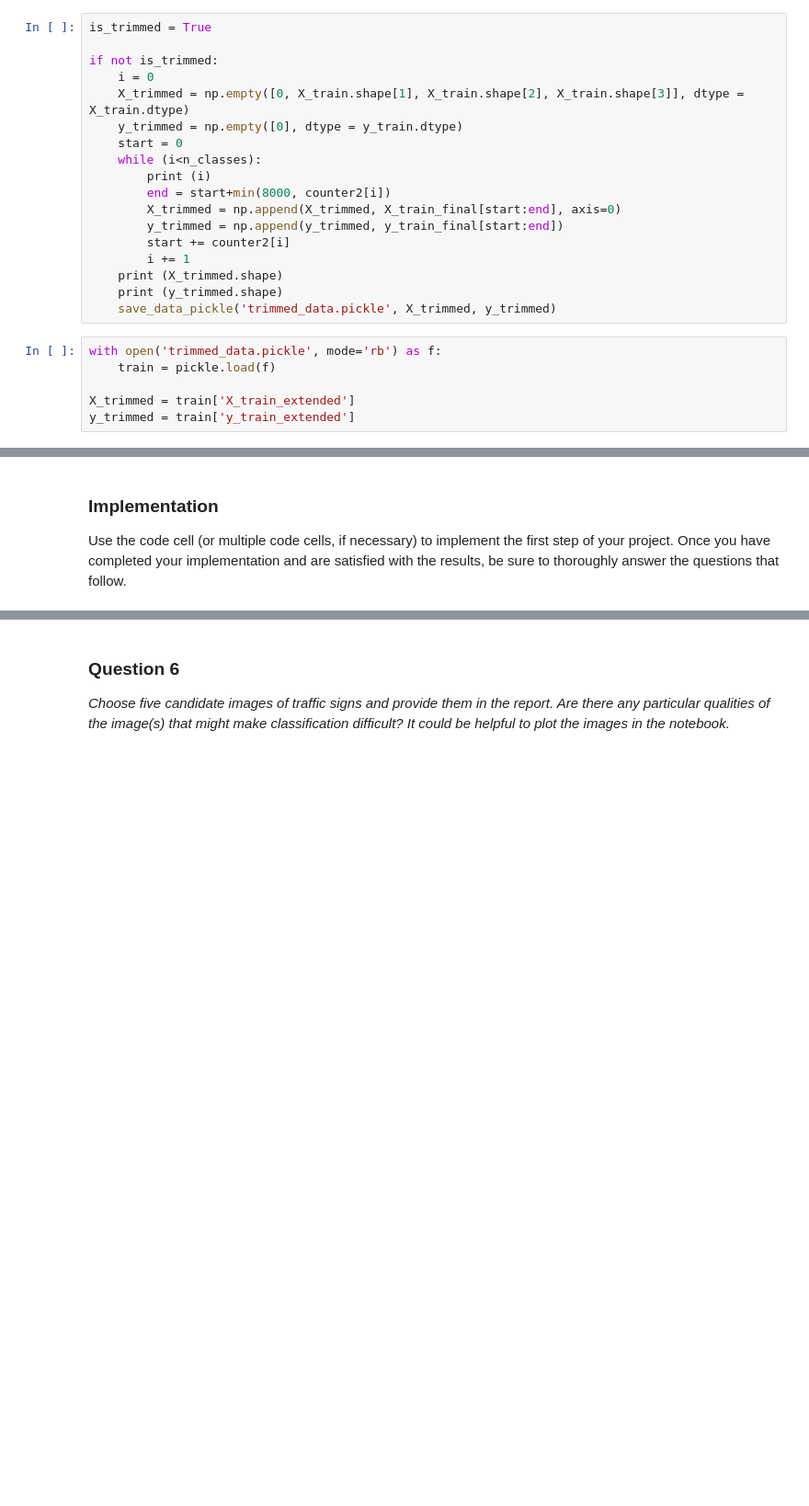
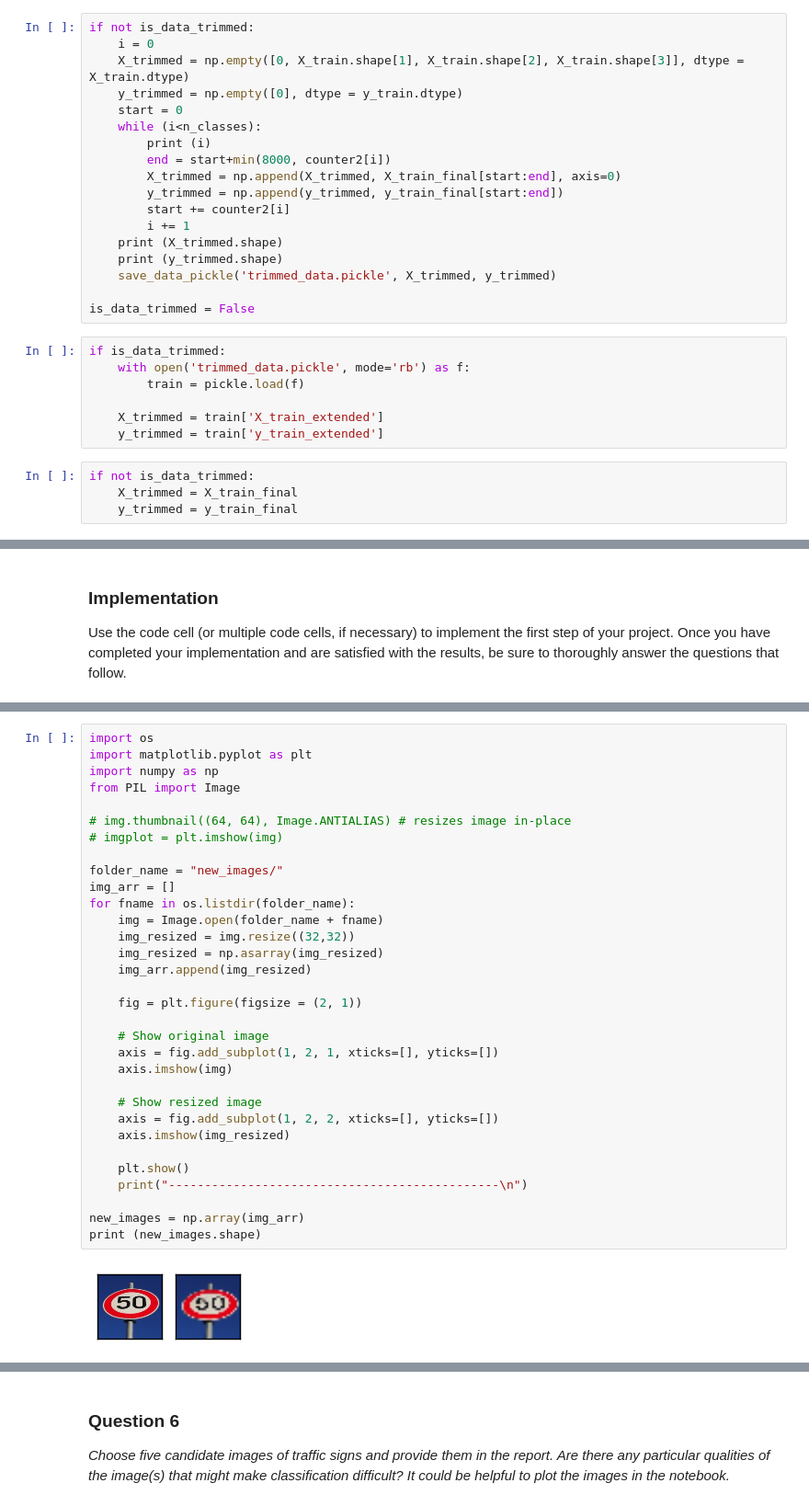
Before and after one commit to HarshSharma12/CarND-Traffic-Sign-Classifier-Project, a Jupyter notebook: Traffic_Sign_Classifier.ipynb, the cells around one changed output, grey strips where cells are left out. Shown at 92% size. Saved outputs shown, nothing was run; the diff lists cells and outputs as text; blank space fills up the shorter version.

Commit message:
Trained and Tested model

```diff
--- a/Traffic_Sign_Classifier.ipynb
+++ b/Traffic_Sign_Classifier.ipynb
@@ -354,9 +358,7 @@ plt.show()
 # %% [output]
 [figure]
 # %%
-is_trimmed = True
-
-if not is_trimmed:
+if not is_data_trimmed:
     i = 0
     X_trimmed = np.empty([0, X_train.shape[1], X_train.shape[2], X_train.shape[3]], dtype = X_train.dtype)
     y_trimmed = np.empty([0], dtype = y_train.dtype)
@@ -371,12 +373,19 @@ if not is_trimmed:
     print (X_trimmed.shape)
     print (y_trimmed.shape)
     save_data_pickle('trimmed_data.pickle', X_trimmed, y_trimmed)
+
+is_data_trimmed = False
 # %%
-with open('trimmed_data.pickle', mode='rb') as f:
-    train = pickle.load(f)
+if is_data_trimmed:
+    with open('trimmed_data.pickle', mode='rb') as f:
+        train = pickle.load(f)
 
-X_trimmed = train['X_train_extended']
-y_trimmed = train['y_train_extended']
+    X_trimmed = train['X_train_extended']
+    y_trimmed = train['y_train_extended']
+# %%
+if not is_data_trimmed:
+    X_trimmed = X_train_final
+    y_trimmed = y_train_final
 # %%
 from sklearn.model_selection import train_test_split
 from sklearn.preprocessing import LabelBinarizer
@@ -744,0 +882,34 @@ Use the code cell (or multiple code cells, if necessary) to implement the first
+# %%
+import os
+import matplotlib.pyplot as plt
+import numpy as np
+from PIL import Image
+
+# img.thumbnail((64, 64), Image.ANTIALIAS) # resizes image in-place
+# imgplot = plt.imshow(img)
+
+folder_name = "new_images/"
+img_arr = []
+for fname in os.listdir(folder_name):
+    img = Image.open(folder_name + fname)
+    img_resized = img.resize((32,32))
+    img_resized = np.asarray(img_resized)
+    img_arr.append(img_resized)
+
+    fig = plt.figure(figsize = (2, 1))
+
+    # Show original image
+    axis = fig.add_subplot(1, 2, 1, xticks=[], yticks=[])
+    axis.imshow(img)
+
+    # Show resized image
+    axis = fig.add_subplot(1, 2, 2, xticks=[], yticks=[])
+    axis.imshow(img_resized)
+
+    plt.show()
+    print("----------------------------------------------\n")
+
+new_images = np.array(img_arr)
+print (new_images.shape)
+# %% [output]
+[figure, added]
```
Also changed, not shown: parts of 22 cells of this notebook, 17 other files.
